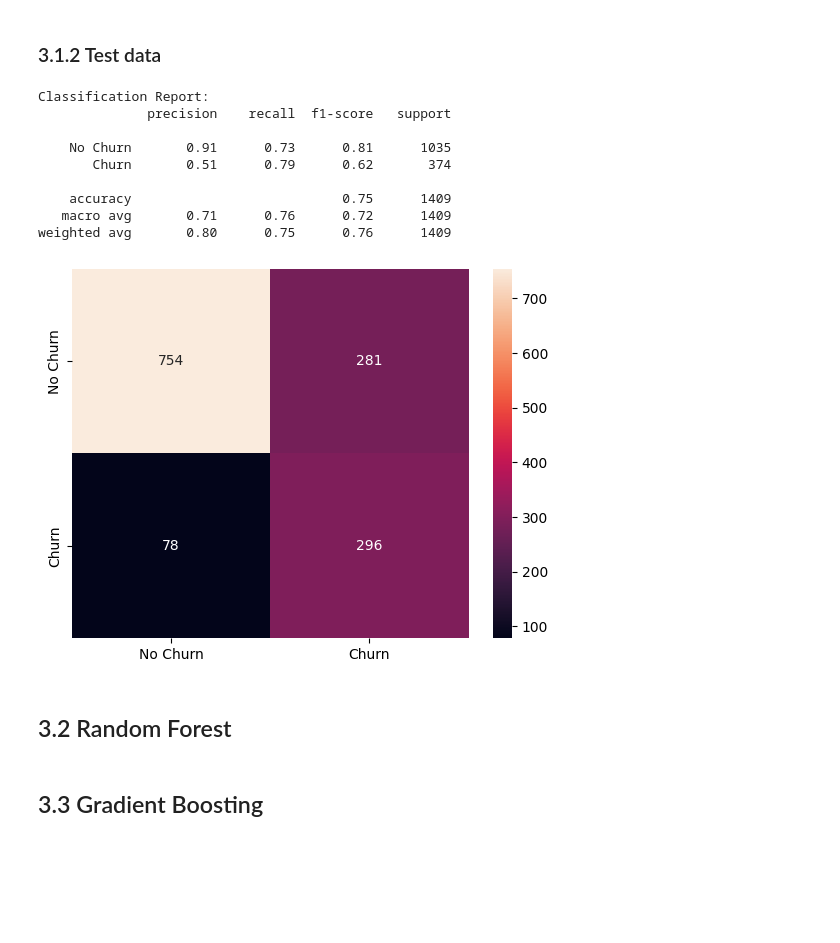
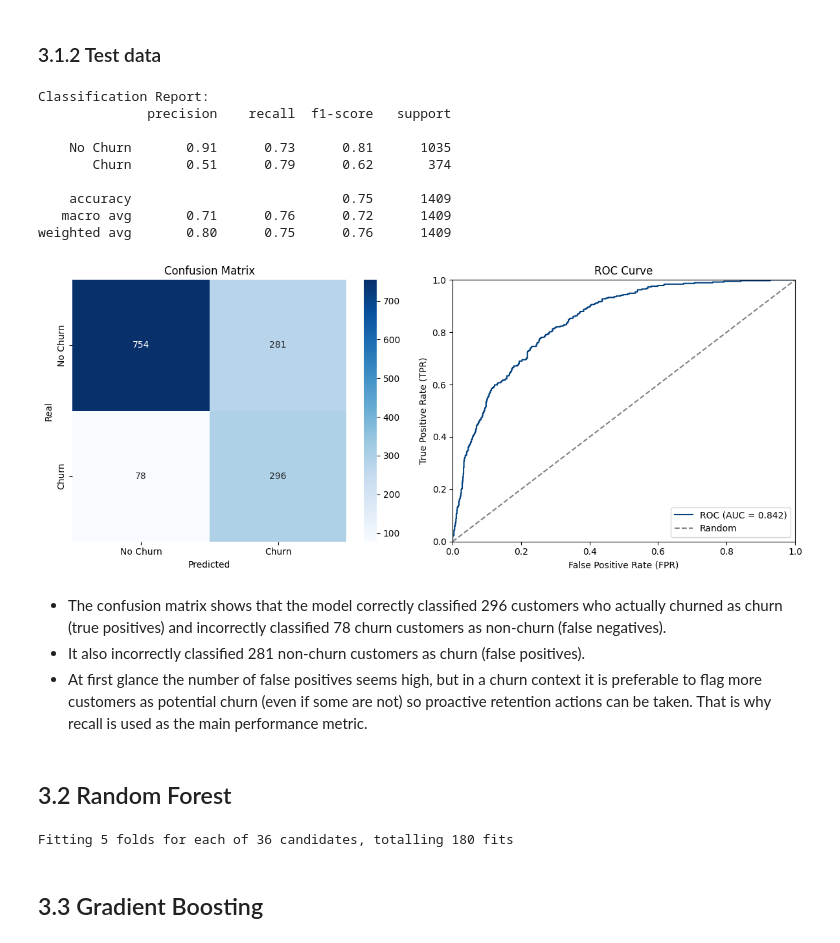
Before and after one commit to RafaelLuckner/prev-churn, a Jupyter notebook: notebooks/project.ipynb, the cells around one changed output. Cells and saved outputs as stored; diff of their text form; code cells hidden in the pictures; blank space fills up the shorter version.

Commit message:
Random forest classifier and roc curve function

```diff
--- a/notebooks/project.ipynb
+++ b/notebooks/project.ipynb
@@ -381,28 +381,86 @@ model_pipeline = Pipeline(steps=[('preprocessor', preprocessor),
 # %% [markdown]
 ### 3.1.2 Test data
 # %%
-from sklearn.metrics import classification_report, confusion_matrix, roc_auc_score
+from sklearn.metrics import classification_report, confusion_matrix, roc_auc_score, roc_curve
 
 # Predict to test dataset
 y_test_pred = best_model.predict(X_test)
+y_test_proba = best_model.predict_proba(X_test)[:, 1]
+
 
 # Evaluate performance
 print("Classification Report:")
 print(classification_report(y_test_encoded, y_test_pred, target_names=['No Churn', 'Churn']))
 
-sns.heatmap(confusion_matrix(y_test_encoded, y_test_pred), annot=True, fmt='d', xticklabels=['No Churn', 'Churn'], yticklabels=['No Churn', 'Churn']);
+cm = confusion_matrix(y_test_encoded, y_test_pred)
+auc = roc_auc_score(y_test_encoded, y_test_proba)
+fpr, tpr, thresholds = roc_curve(y_test_encoded, y_test_proba)
+
+fig, axes = plt.subplots(1, 2, figsize=(12, 5))
+
+sns.heatmap(cm, annot=True, fmt='d',
+            xticklabels=['No Churn', 'Churn'],
+            yticklabels=['No Churn', 'Churn'],
+            cmap='Blues', ax=axes[0])
+axes[0].set_xlabel('Predicted')
+axes[0].set_ylabel('Real')
+axes[0].set_title('Confusion Matrix')
+
+# ROC Curve
+axes[1].set_ylim([0.0, 1])
+axes[1].set_xlim([0.0, 1])
+axes[1].plot(fpr, tpr, label=f'ROC (AUC = {auc:.3f})', color='#003F7E')
+axes[1].plot([0, 1], [0, 1], '--', color='gray', label='Random')
+axes[1].set_xlabel('False Positive Rate (FPR)')
+axes[1].set_ylabel('True Positive Rate (TPR)')
+axes[1].set_title('ROC Curve')
+axes[1].legend(loc='lower right')
+plt.tight_layout()
 # %% [output]
 Classification Report:
               precision    recall  f1-score   support
 
     No Churn       0.91      0.73      0.81      1035
        Churn       0.51      0.79      0.62       374
 
     accuracy                           0.75      1409
    macro avg       0.71      0.76      0.72      1409
 weighted avg       0.80      0.75      0.76      1409
-[figure, old version]
+[figure, new version]
+# %% [markdown]
+- The confusion matrix shows that the model correctly classified 296 customers who actually churned as churn (true positives) and incorrectly classified 78 churn customers as non-churn (false negatives).
+- It also incorrectly classified 281 non-churn customers as churn (false positives).
+- At first glance the number of false positives seems high, but in a churn context it is preferable to flag more customers as potential churn (even if some are not) so proactive retention actions can be taken. That is why recall is used as the main performance metric.
 # %% [markdown]
 ## 3.2 Random Forest
+# %%
+from sklearn.ensemble import RandomForestClassifier
+# Pipeline
+model_pipeline = Pipeline(steps=[
+    ('preprocessor', preprocessor),
+    ('classifier', RandomForestClassifier(random_state=42))
+])
+
+# Define the hyperparameter grid
+param_grid = {
+    'classifier__n_estimators': [None, 100, 500, 1000, 1500, 2000],
+    'classifier__max_depth': [None, 10, 20, 30, 40, 50],
+}
+
+# Use the perform_grid_search function
+best_params, best_score, best_model = perform_grid_search(
+    pipeline=model_pipeline,
+    param_grid=param_grid,
+    X=x,
+    y=y_encoded,
+    scoring='recall',
+    cv=5
+)
+
+# Evaluate the best model on the same dataset
+y_pred = best_model.predict(x)
+print(classification_report(y_encoded, y_pred, target_names=['No Churn', 'Churn']))
+# %% [output]
+Fitting 5 folds for each of 36 candidates, totalling 180 fits
 # %% [markdown]
 ## 3.3 Gradient Boosting
```
Also changed, not shown: 1 other file.
